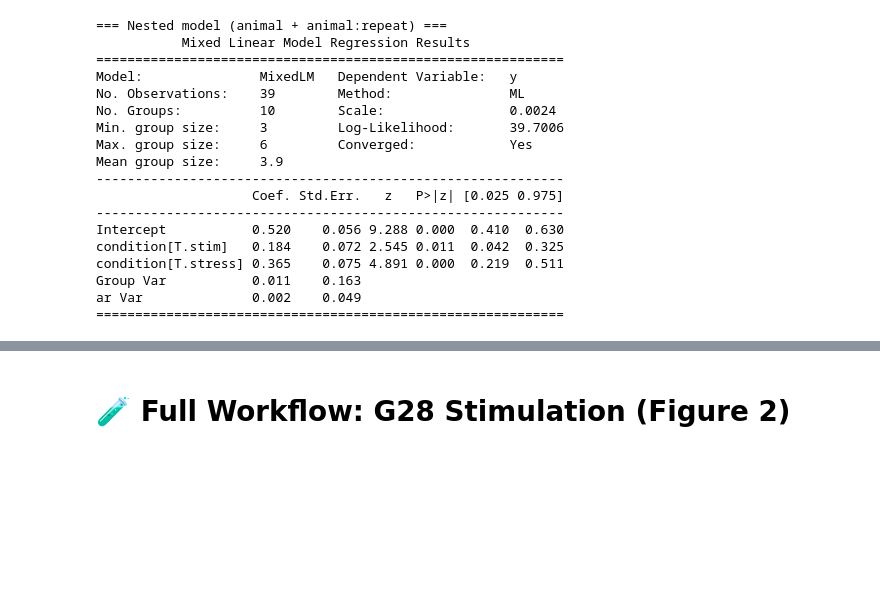
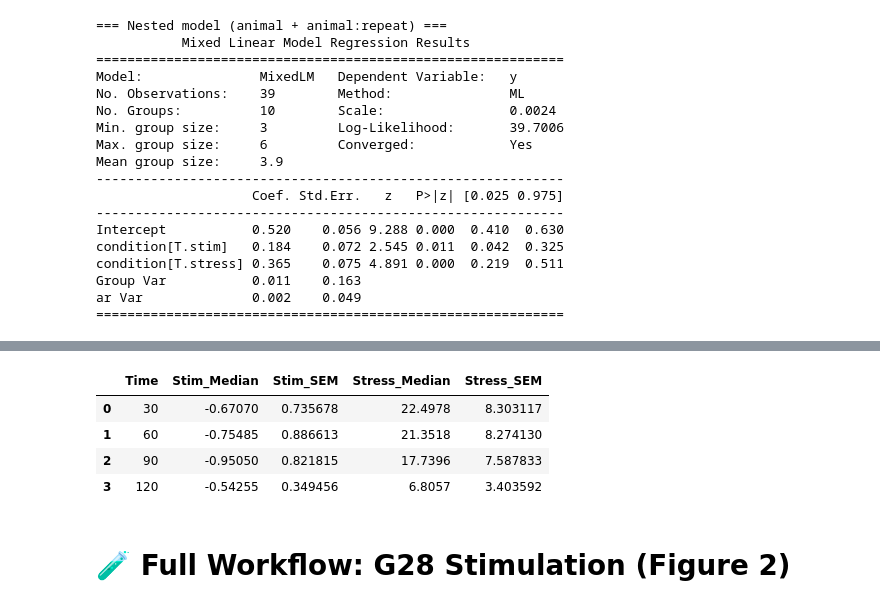
Before and after one commit to mv-kr/MePD_GABA, a Jupyter notebook: data_analysis/analysis_pipeline.ipynb, the cells around one changed output, grey strips where cells are left out. Cells and saved outputs as stored; diff of their text form; code cells hidden in the pictures; blank space fills up the shorter version.

```diff
--- a/data_analysis/analysis_pipeline.ipynb
+++ b/data_analysis/analysis_pipeline.ipynb
@@ -1462,3 +1521,11 @@ plt.show()
+# %%
+df
+# %% [output]
+|  | Time | Stim_Median | Stim_SEM | Stress_Median | Stress_SEM |
+| 0 | 30 | -0.67070 | 0.735678 | 22.4978 | 8.303117 |
+| 1 | 60 | -0.75485 | 0.886613 | 21.3518 | 8.274130 |
+| 2 | 90 | -0.95050 | 0.821815 | 17.7396 | 7.587833 |
+| 3 | 120 | -0.54255 | 0.349456 | 6.8057 | 3.403592 |
 # %% [markdown]
 # 🧪 Full Workflow: G28 Stimulation (Figure 2)
 # %% [markdown]
```
Also changed, not shown: parts of 15 cells of this notebook, 10 other files.
